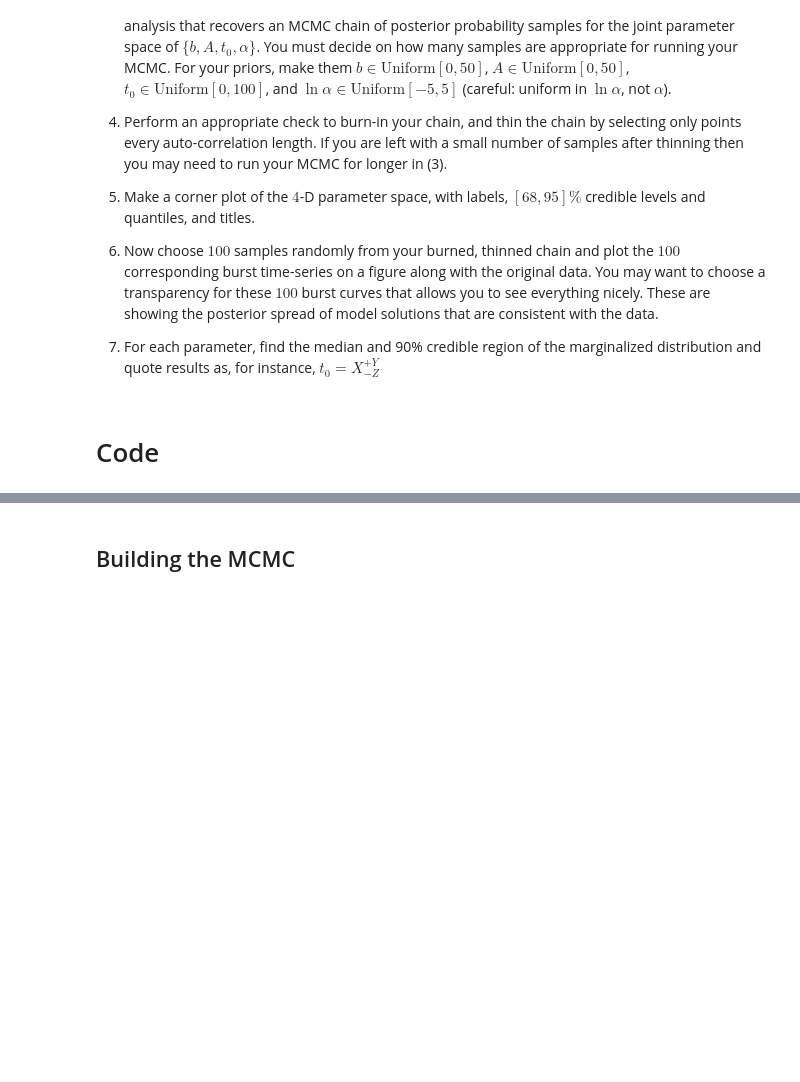
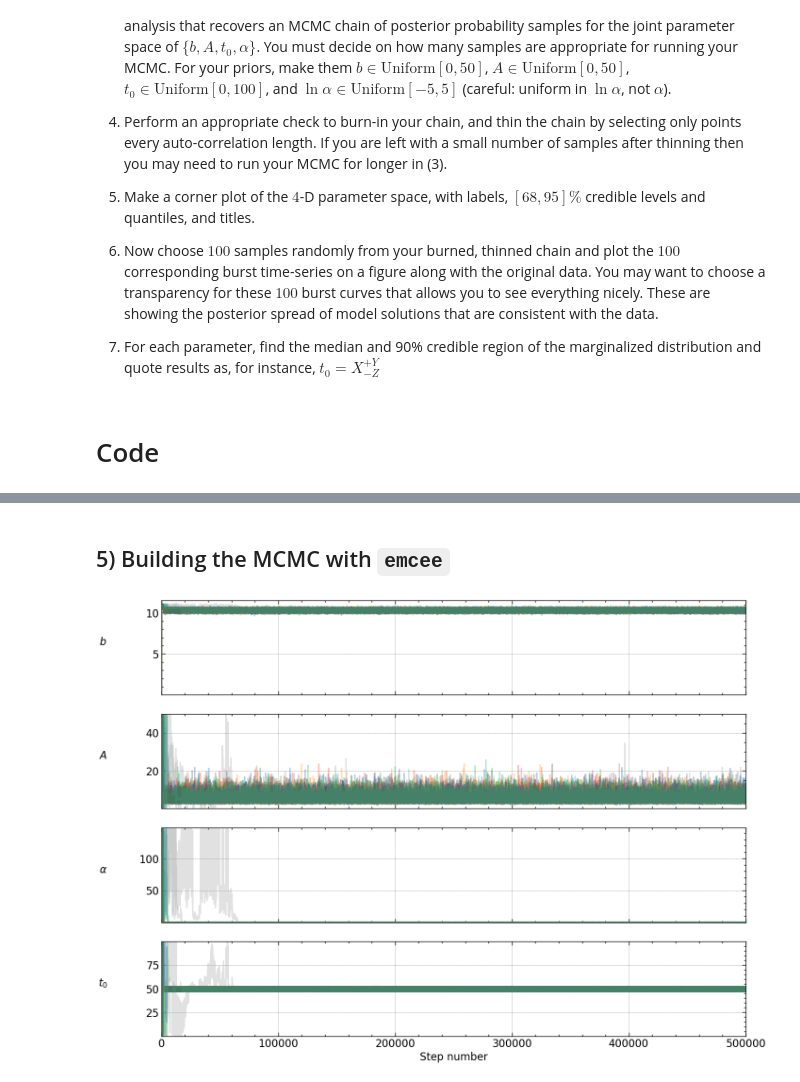
Before and after one commit to M-Bianchi/astrostatistics_bicocca_2024, a Jupyter notebook: working/W09_transient_universe.ipynb, the cells around one changed output, grey strips where cells are left out. Drawn from its saved outputs; the diff is of its cells as text; code cells hidden in the pictures; blank space fills up the shorter version.

```diff
--- a/working/W09_transient_universe.ipynb
+++ b/working/W09_transient_universe.ipynb
@@ -95,2 +136,40 @@ plt.legend()
+# %%
+def Prior(params):
+    b, A, alpha, t0 = params
+    if ((0 <= b <= 50) and (0 <= A <= 50) and (np.exp(-5) <= alpha <= np.exp(5)) and (0 <= t0 <= 100)):
+        return 1/50 + 1/50 + 1/(alpha*(5+5)) + 1/100
+    return 0.
+# %%
+def LogPosterior(params, data_x, data_y, data_yerr):
+    return LogLikelihood(params, data_x, data_y, data_yerr) + np.log(Prior(params))
 # %% [markdown]
-## Building the MCMC
+## 5) Building the MCMC with `emcee`
+# %%
+ndim = 4         # Number of parameters in the model
+nwalkers = 16    # Number of MCMC walkers
+nsteps = 500000  # Number of MCMC steps to take **for each walker**
+# %%
+# Initialize theta
+np.random.seed(0)
+starting_guesses = np.random.random((nwalkers, ndim))
+
+# The function call where all the work happens:
+sampler = emcee.EnsembleSampler(nwalkers, ndim, LogPosterior, args=[data[:,0], data[:,1], data[:,2]])
+sampler.run_mcmc(starting_guesses, nsteps);
+# %%
+def TracePlot(trace):
+    fig, axes = plt.subplots(4, figsize=(16, 12), sharex=True)
+    labels = ["$b$","$A$","$\\alpha$","$t_0$"]
+    for i in tqdm(range(ndim)):
+        ax = axes[i]
+        ax.plot(trace[:, :, i], alpha=0.3)
+        ax.set_xlim(0, len(trace))
+        ax.set_ylim(np.min(trace[:, :, i]), np.max(trace[:, :, i]))
+        ax.set_ylabel(labels[i], rotation=0)
+        ax.yaxis.set_label_coords(-0.1, 0.5)
+    axes[-1].set_xlabel("Step number");
+    return
+
+TracePlot(sampler.get_chain())
+# %% [output]
+[figure, added]
```
Also changed, not shown: parts of 30 cells of this notebook.
